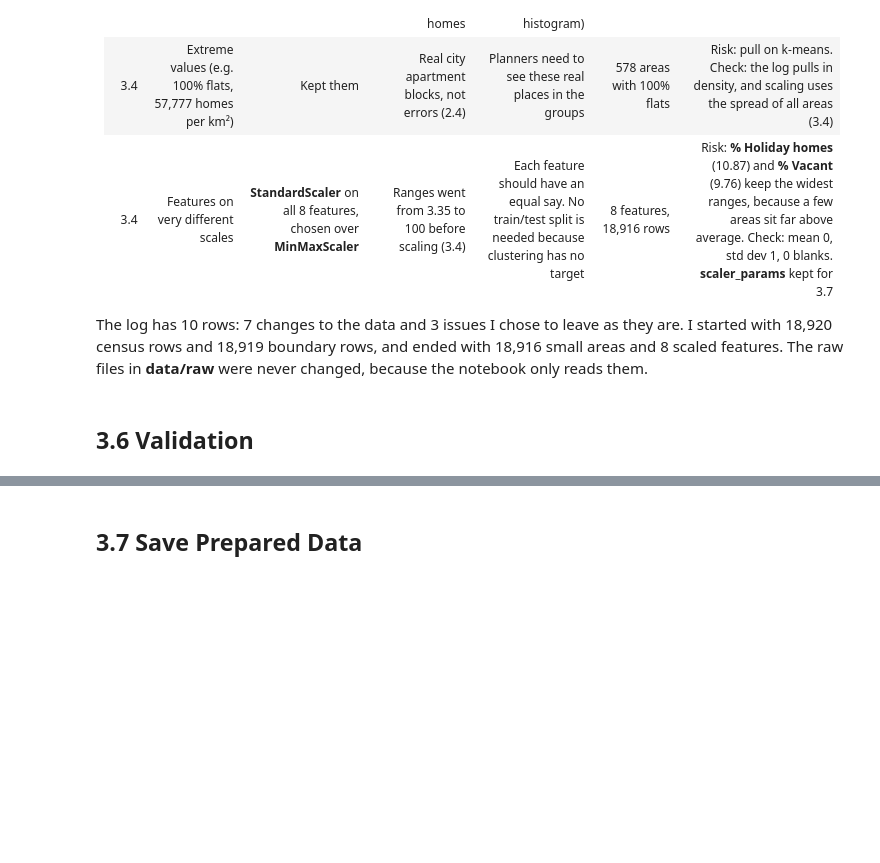
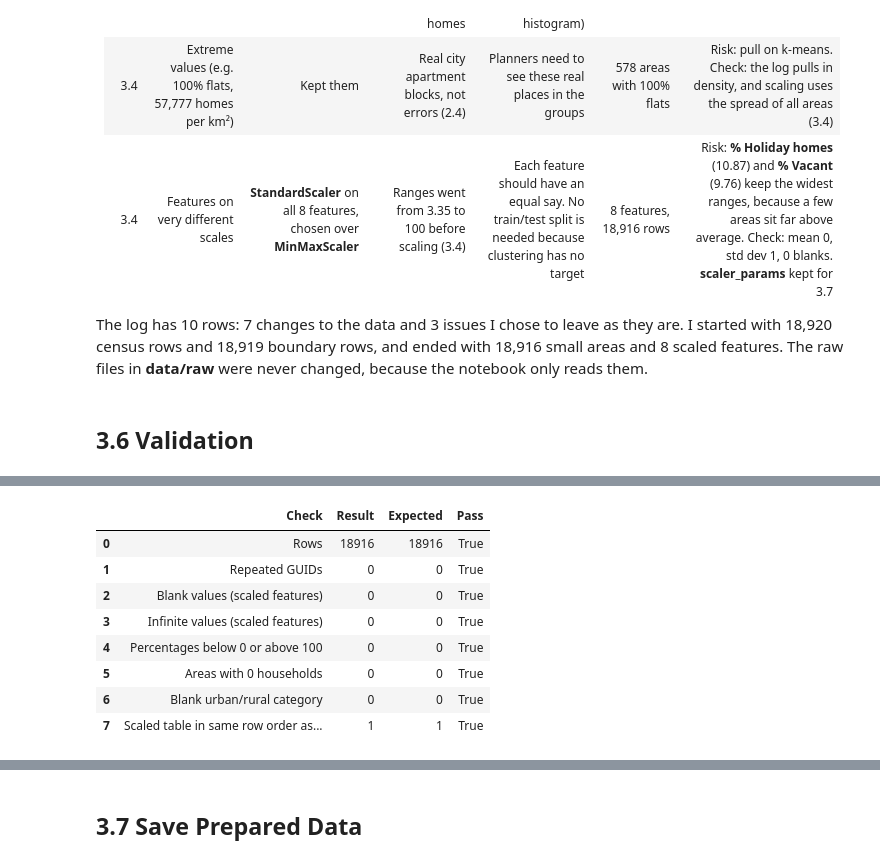
Before and after one commit to SwoopCodes/Data-Analytics_Irish-housing-density, a Jupyter notebook: notebooks/CA2_CRISP_DM_Notebook.ipynb, the cells around one changed output, grey strips where cells are left out. Drawn from its saved outputs; the diff is of its cells as text; code cells hidden in the pictures; blank space fills up the shorter version.

```diff
--- a/notebooks/CA2_CRISP_DM_Notebook.ipynb
+++ b/notebooks/CA2_CRISP_DM_Notebook.ipynb
@@ -1068,0 +1084,29 @@ The log has 10 rows: 7 changes to the data and 3 issues I chose to leave as they
+# %%
+# Step 2: re-run the key quality checks on the final data
+final_checks = [
+    ["Rows", len(X_scaled), 18916],
+    ["Repeated GUIDs", features_df["GUID"].duplicated().sum(), 0],
+    ["Blank values (scaled features)", X_scaled.isna().sum().sum(), 0],
+    ["Infinite values (scaled features)", np.isinf(X_scaled).sum().sum(), 0],
+    ["Percentages below 0 or above 100",
+     ((features_df[pct_cols] < 0) | (features_df[pct_cols] > 100)).sum().sum(), 0],
+    ["Areas with 0 households", (features_df["T6_1_TH"] == 0).sum(), 0],
+    ["Blank urban/rural category", features_df["UR_Category_Desc"].isna().sum(), 0],
+    ["Scaled table in same row order as feature table",
+     int((X_scaled.index == features_df.index).all()), 1],
+]
+
+# Turn the list into a table and mark each check as passed or failed
+checks_table = pd.DataFrame(final_checks, columns=["Check", "Result", "Expected"])
+checks_table["Pass"] = checks_table["Result"] == checks_table["Expected"]
+checks_table
+# %% [output]
+|  | Check | Result | Expected | Pass |
+| 0 | Rows | 18916 | 18916 | True |
+| 1 | Repeated GUIDs | 0 | 0 | True |
+| 2 | Blank values (scaled features) | 0 | 0 | True |
+| 3 | Infinite values (scaled features) | 0 | 0 | True |
+| 4 | Percentages below 0 or above 100 | 0 | 0 | True |
+| 5 | Areas with 0 households | 0 | 0 | True |
+| 6 | Blank urban/rural category | 0 | 0 | True |
+| 7 | Scaled table in same row order as... | 1 | 1 | True |
```
Also changed, not shown: parts of 5 cells of this notebook, 1 other file.
